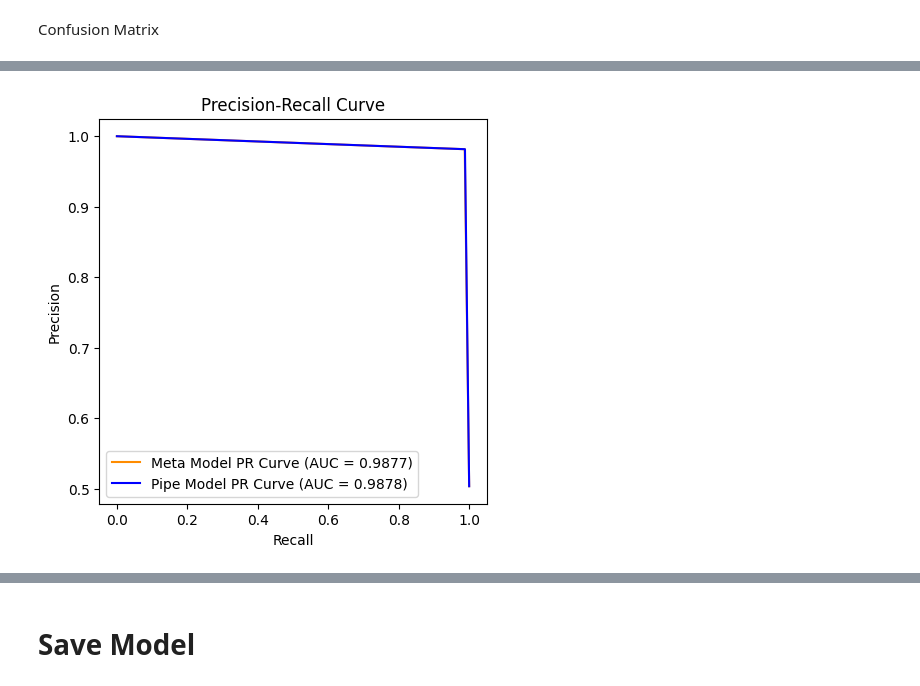
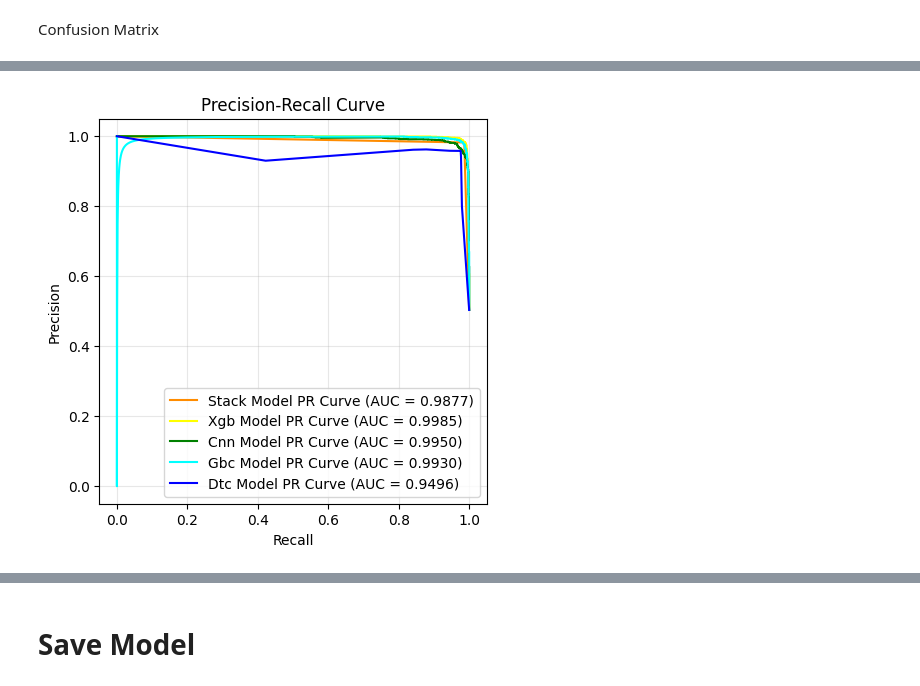
Before and after one commit to NHCh1/DLI, a Jupyter notebook: DLI_Assignment.ipynb, the cells around one changed output, grey strips where cells are left out. Cells and saved outputs as stored; diff of their text form; code cells hidden in the pictures.

```diff
--- a/DLI_Assignment.ipynb
+++ b/DLI_Assignment.ipynb
@@ -798,20 +625,30 @@ plt.show()
-# %%
-# Precision-Recall Curve
-from sklearn.metrics import precision_recall_curve, auc
-precision_meta, recall_meta, thresholds_meta = precision_recall_curve(y_test, y_pred)
-precision_pipe, recall_pipe, thresholds_pipe = precision_recall_curve(y_test, y_pred_pipe)
-auc_score_meta = auc(recall_meta, precision_meta)
-auc_score_pipe = auc(recall_pipe, precision_pipe)
-
-plt.figure(figsize=(5, 5))
-plt.plot(recall_meta, precision_meta, label=f'Meta Model PR Curve (AUC = {auc_score_meta:.4f})', color='darkorange')
-plt.plot(recall_pipe, precision_pipe, label=f'Pipe Model PR Curve (AUC = {auc_score_pipe:.4f})', color='blue')
-plt.xlabel('Recall')
-plt.ylabel('Precision')
-plt.title('Precision-Recall Curve')
-plt.legend()
-plt.show()
-# %% [output]
-[figure, removed]
+# %%
+# Precision-Recall Curve
+precision_stack, recall_stack, thresholds_stack = precision_recall_curve(y_test, y_pred)
+auc_score_stack = auc(recall_stack, precision_stack)
+precision_xgb, recall_xgb, thresholds_xgb = precision_recall_curve(y_test, xgb_probs)
+auc_score_xgb = auc(recall_xgb, precision_xgb)
+y_prob_cnn = cnn_model_test.ravel()
+precision_cnn, recall_cnn, thresholds_cnn = precision_recall_curve(y_test, y_prob_cnn)
+auc_score_cnn = auc(recall_cnn, precision_cnn)
+precision_gbc, recall_gbc, thresholds_gbc = precision_recall_curve(y_test, gbc_pipe_prob)
+auc_score_gbc = auc(recall_gbc, precision_gbc)
+precision_dtc, recall_dtc, thresholds_dtc = precision_recall_curve(y_test, dtc_pipe_prob)
+auc_score_dtc = auc(recall_dtc, precision_dtc)
+
+plt.figure(figsize=(5, 5))
+plt.plot(recall_stack, precision_stack, label=f'Stack Model PR Curve (AUC = {auc_score_stack:.4f})', color='darkorange')
+plt.plot(recall_xgb, precision_xgb, label=f'Xgb Model PR Curve (AUC = {auc_score_xgb:.4f})', color='yellow')
+plt.plot(recall_cnn, precision_cnn, label=f'Cnn Model PR Curve (AUC = {auc_score_cnn:.4f})', color='green')
+plt.plot(recall_gbc, precision_gbc, label=f'Gbc Model PR Curve (AUC = {auc_score_gbc:.4f})', color='cyan')
+plt.plot(recall_dtc, precision_dtc, label=f'Dtc Model PR Curve (AUC = {auc_score_dtc:.4f})', color='blue')
+plt.xlabel('Recall')
+plt.ylabel('Precision')
+plt.title('Precision-Recall Curve')
+plt.legend()
+plt.grid(alpha=0.3)
+plt.show()
+# %% [output]
+[figure, added]
 # %%
 # Logistic Regression Coefficients
```
Also changed, not shown: parts of 49 cells of this notebook.
